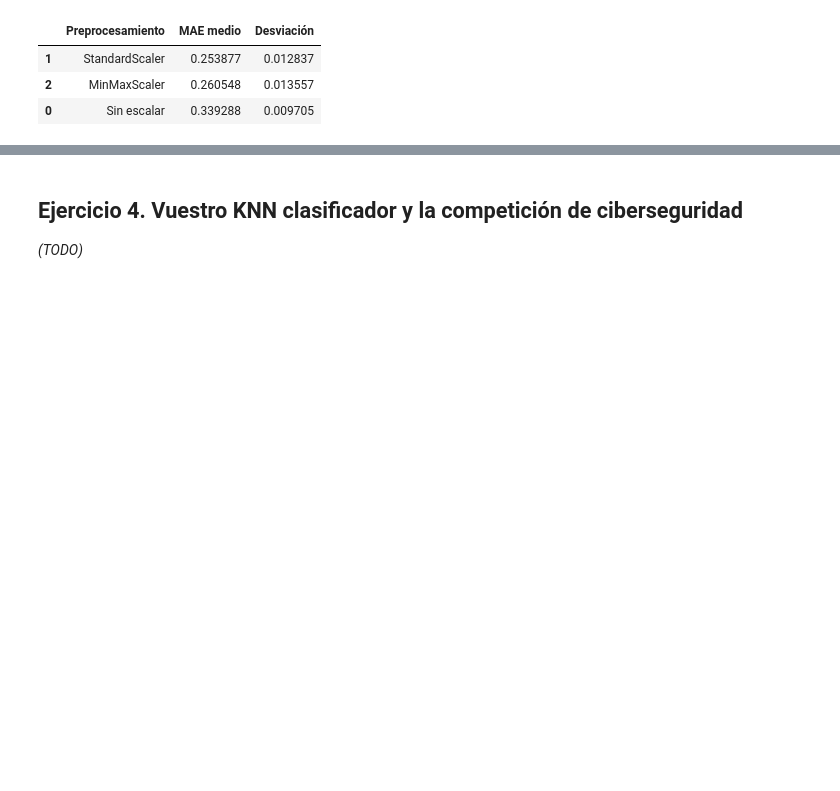
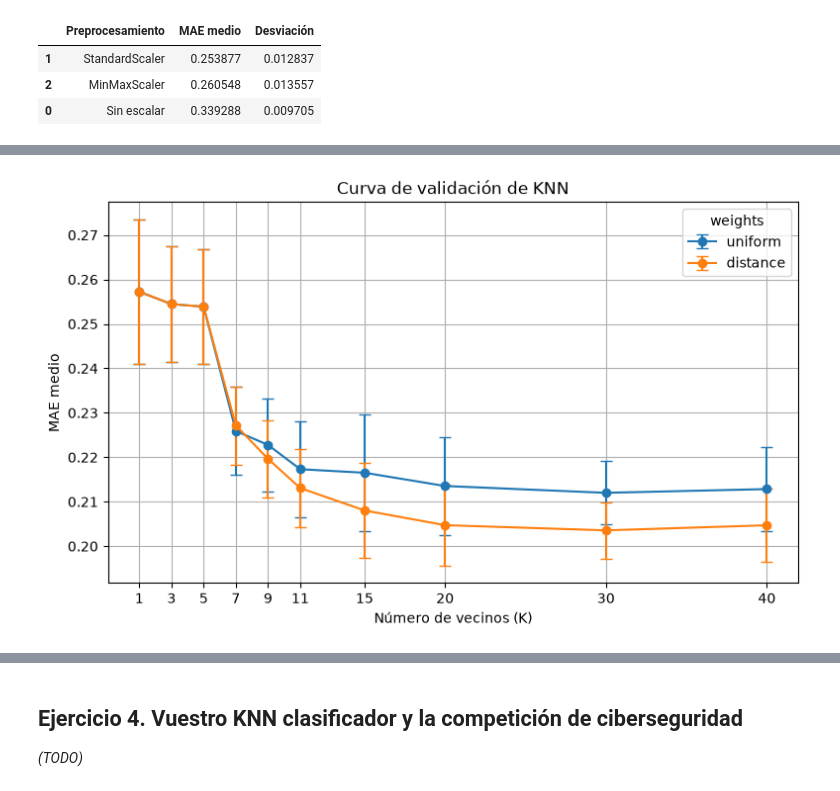
Before and after one commit to miguelang17/Practica_2, a Jupyter notebook: P2_alumnos/P2/Cuaderno/p2_grupoN.ipynb, the cells around one changed output, grey strips where cells are left out. Saved outputs shown, nothing was run; the diff lists cells and outputs as text; code cells hidden in the pictures; blank space fills up the shorter version.

```diff
--- a/P2_alumnos/P2/Cuaderno/p2_grupoN.ipynb
+++ b/P2_alumnos/P2/Cuaderno/p2_grupoN.ipynb
@@ -762,0 +829,24 @@ Para evitar que ejecuciones de una misma configuración aparezcan simultáneamen
+# %%
+plt.figure(figsize=(9, 5))
+
+for weight in pesos:
+    datos = tabla_knn[tabla_knn["weights"] == weight]
+
+    plt.errorbar(
+        datos["K"],
+        datos["MAE medio"],
+        yerr=datos["Desviación"],
+        marker="o",
+        capsize=4,
+        label=weight
+    )
+
+plt.xlabel("Número de vecinos (K)")
+plt.ylabel("MAE medio")
+plt.title("Curva de validación de KNN")
+plt.xticks(valores_k)
+plt.legend(title="weights")
+plt.grid(True)
+plt.show()
+# %% [output]
+[figure, added]
```
Also changed, not shown: parts of 15 cells of this notebook.
